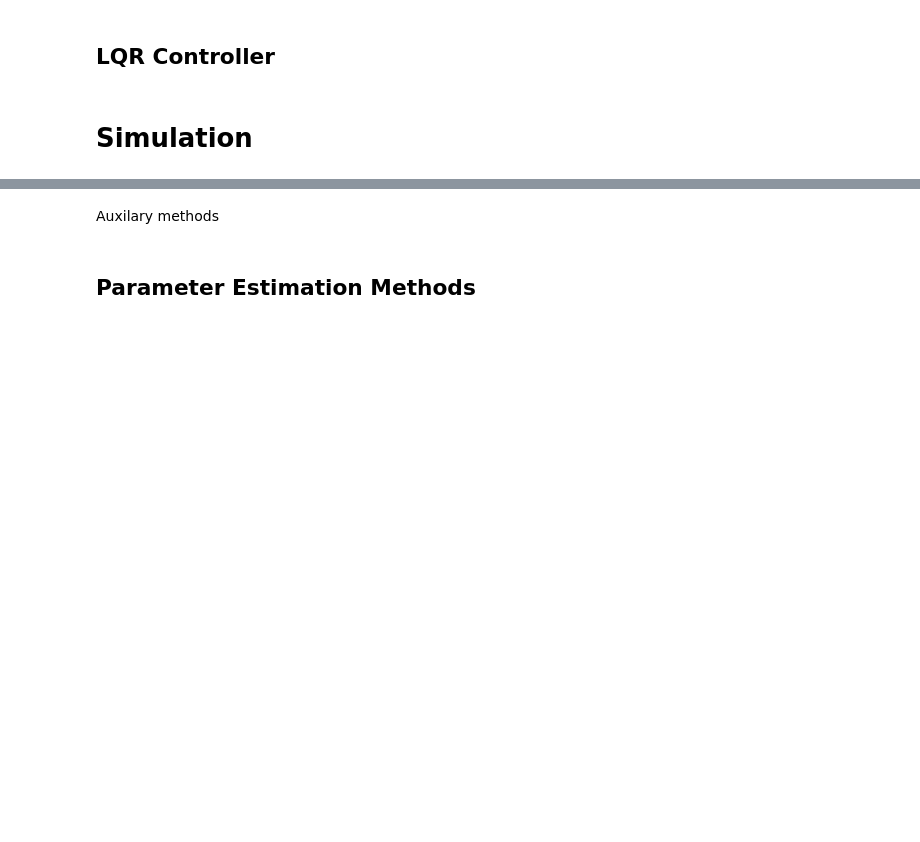
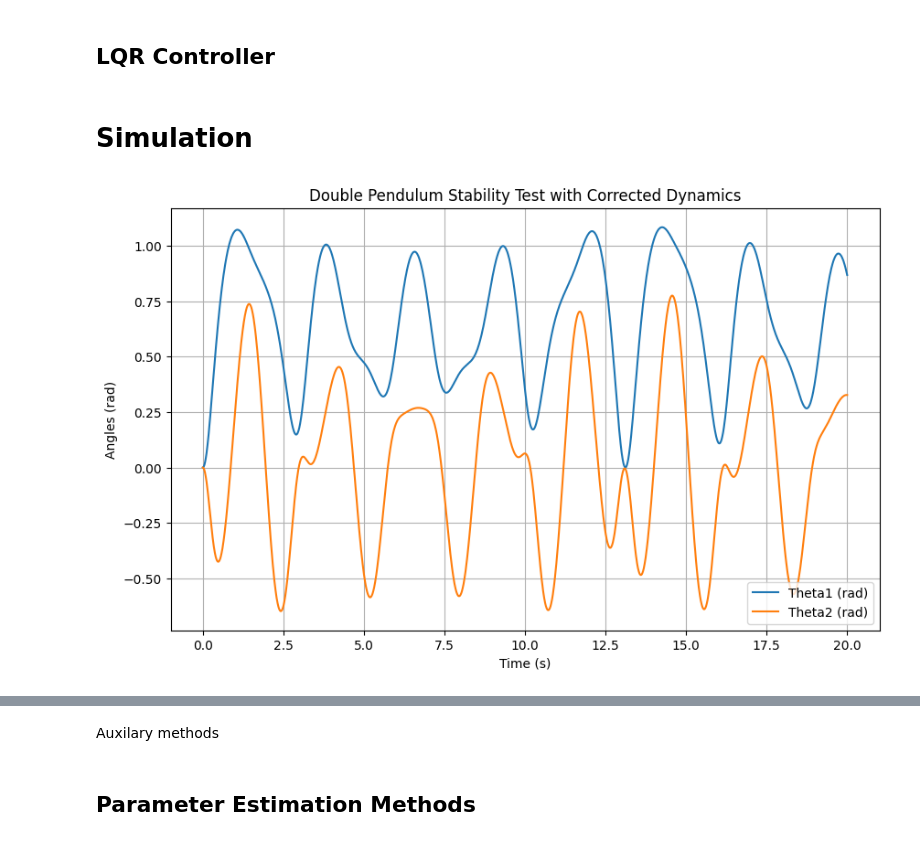
Before and after one commit to ChrisSha0104/Online-Parameter-Estimation-Using-the-Kaczmarz-Method, a Jupyter notebook: double_pendulum.ipynb, the cells around one changed output, grey strips where cells are left out. Drawn from its saved outputs; the diff is of its cells as text; code cells hidden in the pictures; blank space fills up the shorter version.

```diff
--- a/double_pendulum.ipynb
+++ b/double_pendulum.ipynb
@@ -159,2 +184,53 @@ def lqr_controller(x_curr, x_desired, u_nom):
 # %% [markdown]
 # Simulation
+# %%
+import matplotlib.pyplot as plt
+
+# Initialize pendulum parameters
+m1, m2 = 1.0, 1.0  # Masses
+l1, l2 = 1.0, 1.0  # Lengths
+g = 9.81  # Gravity
+
+# Compute the correct stabilization torque
+u_nom = (g * np.sqrt(2) / 2) * (m1 + m2) * l1
+
+# Initial state: [theta1, omega1, theta2, omega2]
+initial_state = np.array([0, 0, 0, 0])
+
+# Simulate for 10 seconds
+dt = 0.001 # Time step
+NSIM = int(20 / dt)  # Number of steps
+
+# Store results
+state_history = [initial_state]
+time_history = [0]
+
+# Create pendulum object
+pendulum = Double_Pendulum()
+
+# Run the simulation with constant stabilization torque
+x_curr = initial_state
+rg = list(range(0, NSIM))
+for i in range(NSIM):
+    if i in rg:
+        x_curr = pendulum.double_pen_rk4(x_curr, np.array([[10],[0]]), m1, m2, l1, l2, g)
+    else:
+        x_curr = pendulum.double_pen_rk4(x_curr, np.array([[0],[0]]), m1, m2, l1, l2, g)
+    state_history.append(x_curr)
+    time_history.append(time_history[-1] + dt)
+
+# Convert to NumPy arrays
+state_history = np.array(state_history)
+
+# Plot the angles over time
+plt.figure(figsize=(10, 6))
+plt.plot(time_history, state_history[:, 0], label="Theta1 (rad)")
+plt.plot(time_history, state_history[:, 2], label="Theta2 (rad)")
+plt.xlabel("Time (s)")
+plt.ylabel("Angles (rad)")
+plt.title("Double Pendulum Stability Test with Corrected Dynamics")
+plt.legend()
+plt.grid()
+plt.show()
+# %% [output]
+[figure, added]
```
Also changed, not shown: parts of 7 cells of this notebook, 1 other file.
